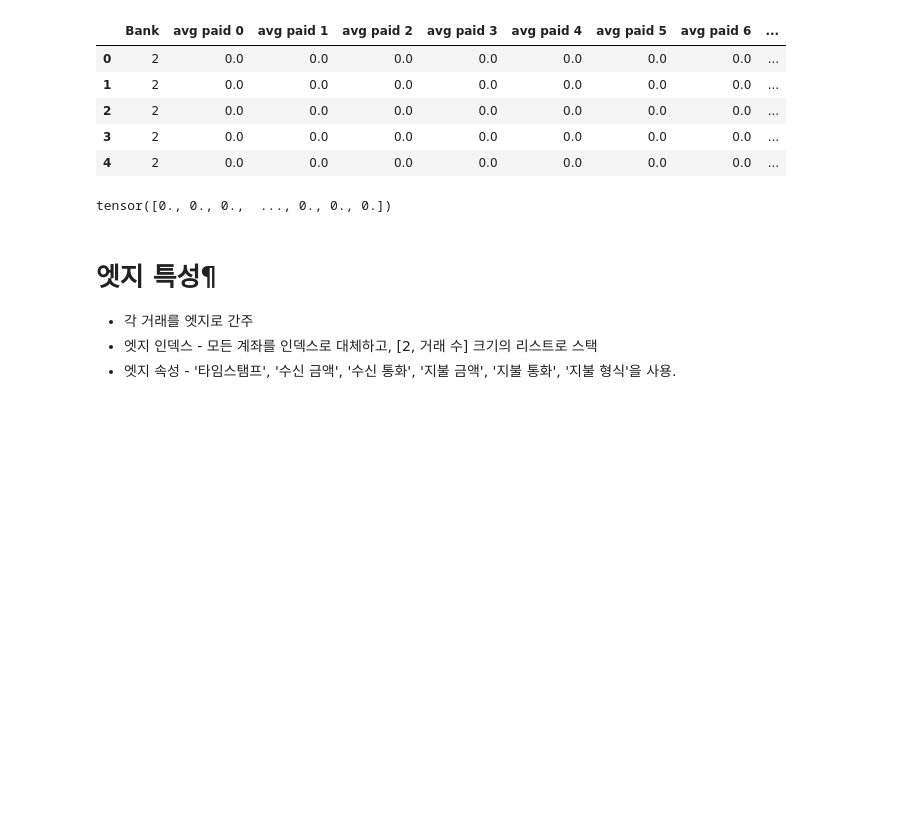
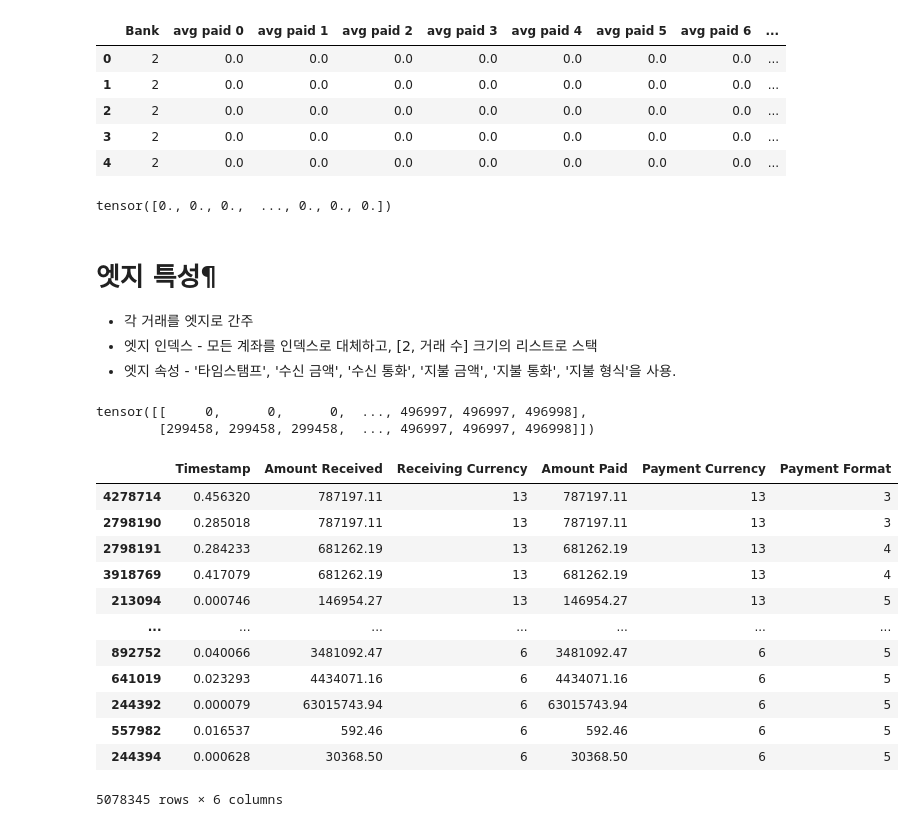
Before and after one commit to cleanandshine-dev/aiffelthon, a Jupyter notebook: pre_study/IBM_Transactions_for_AML/lee.eunjeong_notebook.ipynb, the cells around one changed output. Saved outputs shown, nothing was run; the diff lists cells and outputs as text; code cells hidden in the pictures; blank space fills up the shorter version.

```diff
--- a/pre_study/IBM_Transactions_for_AML/lee.eunjeong_notebook.ipynb
+++ b/pre_study/IBM_Transactions_for_AML/lee.eunjeong_notebook.ipynb
@@ -420,6 +420,27 @@ def get_edge_df(accounts, df):
 
         edge_attr = df  # for visualization
         return edge_attr, edge_index
+# %%
+edge_attr, edge_index = get_edge_df(accounts, df)
+
+display(edge_index)
+display(edge_attr)
+# %% [output]
+tensor([[     0,      0,      0,  ..., 496997, 496997, 496998],
+        [299458, 299458, 299458,  ..., 496997, 496997, 496998]])
+|  | Timestamp | Amount Received | Receiving Currency | Amount Paid | Payment Currency | Payment Format |
+| 4278714 | 0.456320 | 787197.11 | 13 | 787197.11 | 13 | 3 |
+| 2798190 | 0.285018 | 787197.11 | 13 | 787197.11 | 13 | 3 |
+| 2798191 | 0.284233 | 681262.19 | 13 | 681262.19 | 13 | 4 |
+| 3918769 | 0.417079 | 681262.19 | 13 | 681262.19 | 13 | 4 |
+| 213094 | 0.000746 | 146954.27 | 13 | 146954.27 | 13 | 5 |
+| ... | ... | ... | ... | ... | ... | ... |
+| 892752 | 0.040066 | 3481092.47 | 6 | 3481092.47 | 6 | 5 |
+| 641019 | 0.023293 | 4434071.16 | 6 | 4434071.16 | 6 | 5 |
+| 244392 | 0.000079 | 63015743.94 | 6 | 63015743.94 | 6 | 5 |
+| 557982 | 0.016537 | 592.46 | 6 | 592.46 | 6 | 5 |
+| 244394 | 0.000628 | 30368.50 | 6 | 30368.50 | 6 | 5 |
+5078345 rows × 6 columns
 # %% [markdown]
 
 ### (코드) mapping_dict = dict(zip(accounts['Account'], accounts['ID']))
```
Also changed, not shown: parts of 4 cells of this notebook.
